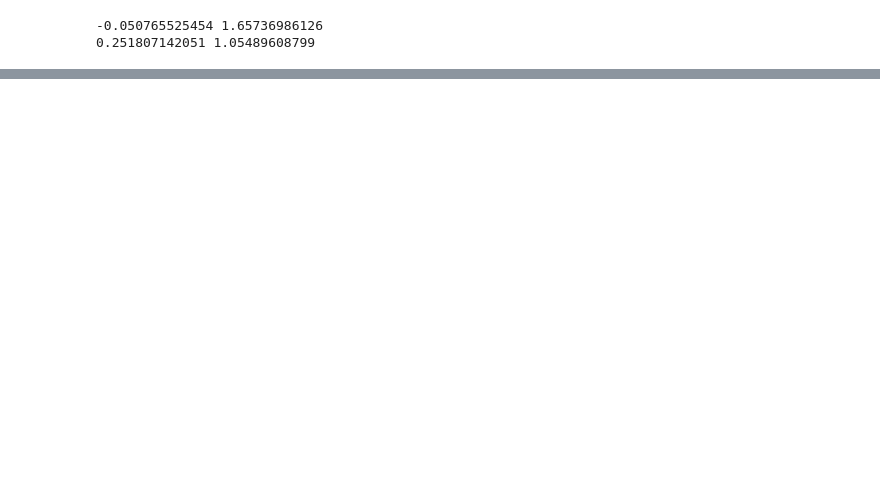
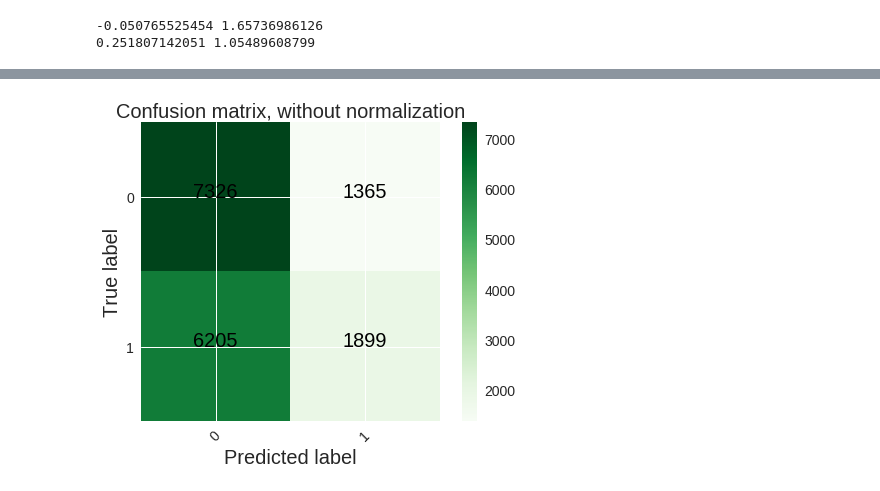
Before and after one commit to hubenjm/bondproject, a Jupyter notebook: fixed_tradetype_price_change_prediction.ipynb, the cells around one changed output, grey strips where cells are left out. Drawn from its saved outputs; the diff is of its cells as text; code cells hidden in the pictures; blank space fills up the shorter version.

```diff
--- a/fixed_tradetype_price_change_prediction.ipynb
+++ b/fixed_tradetype_price_change_prediction.ipynb
@@ -352,0 +306,5 @@ tree.export_graphviz(clf_dec, 'dprice_decision_tree.dot', max_depth = 5, filled
+# %%
+s_train_aug = s_train.copy()
+s_train_aug['random'] = np.random.rand(s_train_aug.shape[0])
+# %%
+clf_ran = RandomForestRegressor(max_depth = None, n_estimators = 200, max_features = None, random_state = 27)
@@ -352,0 +320,13 @@ tree.export_graphviz(clf_dec, 'dprice_decision_tree.dot', max_depth = 5, filled
+# %%
+#s_test_aug = s_test.copy()
+#s_test_aug['random'] = np.random.rand(s_test_aug.shape[0])
+#s_test_aug.shape[1]
+#s_train_aug.shape[1]
+dp_predict_ran = clf_ran.predict(s_test_aug.values)
+#s_test_aug.head()
+# %%
+cnf_matrix = confusion_matrix((dp_test>0).astype(np.int), (dp_predict_ran>0).astype(np.int))
+fig = visualize.plot_confusion_matrix(cnf_matrix, classes=[0, 1], fontsize = 20, normalize = False, title='Confusion matrix, without normalization', cmap = plt.cm.Greens)
+plt.show()
+# %% [output]
+[figure, added]
```
Also changed, not shown: parts of 33 cells of this notebook, 17 other files.
